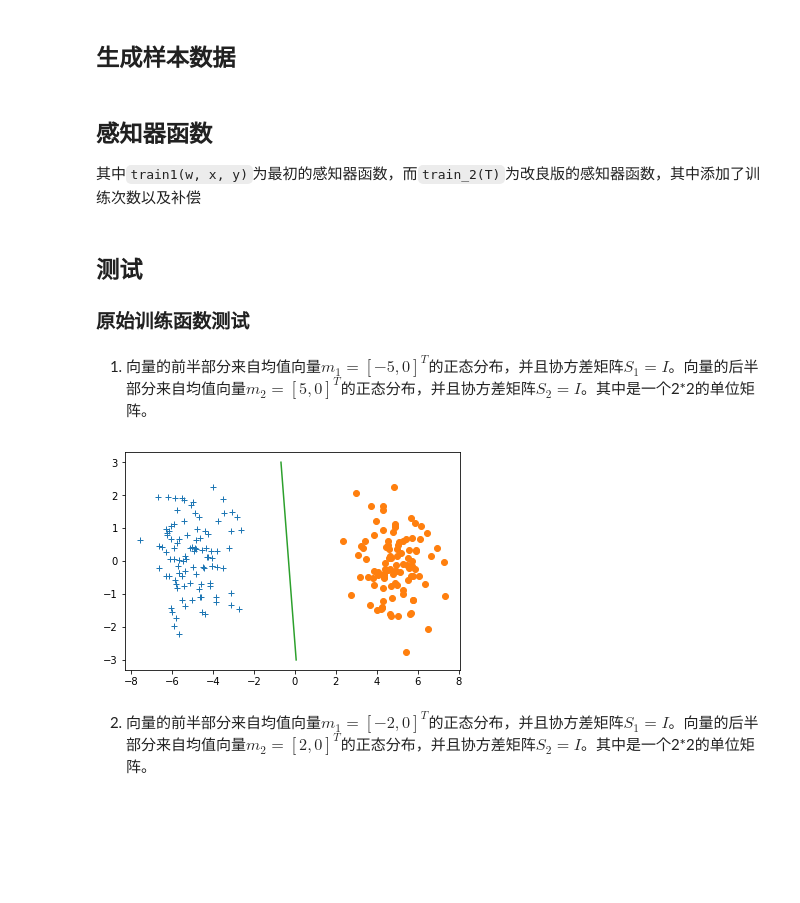
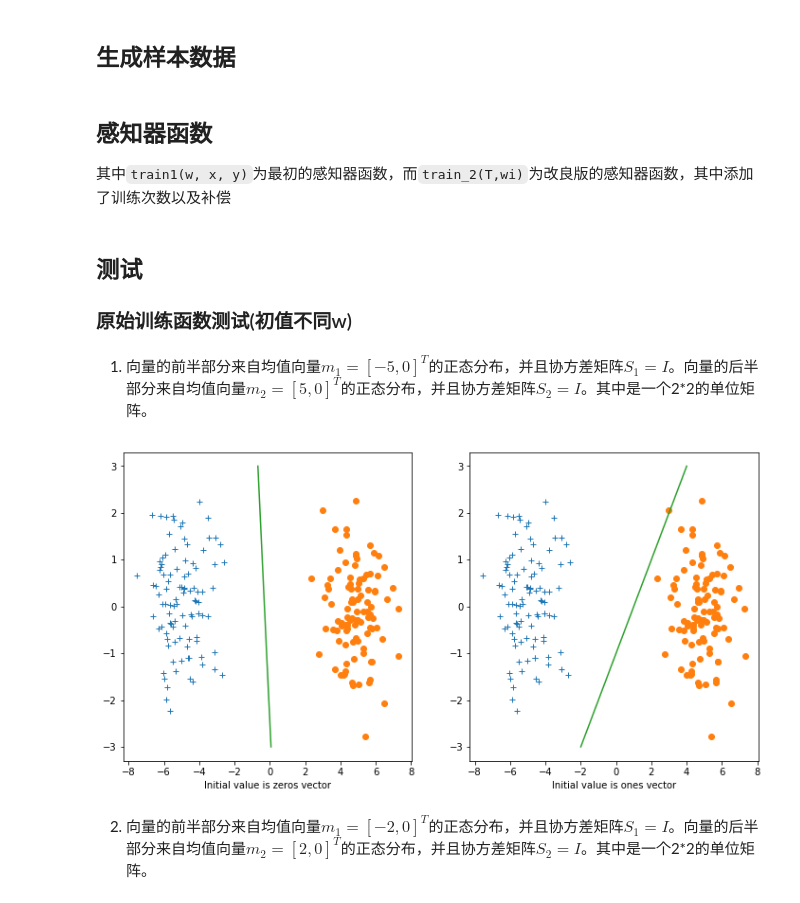
Before and after one commit to TobyYoung0412/PatternRecognition_Homework, a Jupyter notebook: PLA(感知器算法).ipynb, the cells around one changed output. Saved outputs shown, nothing was run; the diff lists cells and outputs as text; code cells hidden in the pictures; blank space fills up the shorter version.

```diff
--- a/PLA(感知器算法).ipynb
+++ b/PLA(感知器算法).ipynb
@@ -22,7 +22,7 @@ def genData(M, N = 100):
     return (s1,s2)
 # %% [markdown]
 ## 感知器函数
-其中`train1(w, x, y)`为最初的感知器函数，而`train_2(T)`为改良版的感知器函数，其中添加了训练次数以及补偿
+其中`train1(w, x, y)`为最初的感知器函数，而`train_2(T,wi)`为改良版的感知器函数，其中添加了训练次数以及补偿
 # %%
 def train_1(w, x, y):
     for i in range(0,x.shape[0]):
@@ -66,28 +69,44 @@ def train_2(T):
     return w
 # %% [markdown]
 ## 测试
-### 原始训练函数测试
+### 原始训练函数测试(初值不同w)
 # %% [markdown]
 1. 向量的前半部分来自均值向量$m_1=[-5,0]^T$的正态分布，并且协方差矩阵$S_1=I$。向量的后半部分来自均值向量$m_2=[5,0]^T$的正态分布，并且协方差矩阵$S_2=I$。其中是一个2*2的单位矩阵。
 # %%
 N = 100
 mean = 5
 (s1, s2) = genData(mean, N)
 w = np.zeros(s1.shape[1] + 1)
 
 train_1(w, s1, -1)
 train_1(w, s2, +1)
 
 y = np.linspace(-3,3)
 x = (w[0] + w[2] * y)/w[1]
 
-
+plt.figure(figsize=(12,6))
+plt.subplot(1,2,1)
 plt.plot(s1[:,0],s1[:,1],'+')
 plt.plot(s2[:,0],s2[:,1],'o')
 plt.plot(x,y)
+plt.xlabel('Initial value is zeros vector')
+
+w = np.ones(s1.shape[1] + 1)
+
+train_1(w, s1, -1)
+train_1(w, s2, +1)
+
+y = np.linspace(-3,3)
+x = (w[0] + w[2] * y)/w[1]
+
+plt.subplot(1,2,2)
+plt.plot(s1[:,0],s1[:,1],'+')
+plt.plot(s2[:,0],s2[:,1],'o')
+plt.plot(x,y)
+plt.xlabel('Initial value is ones vector')
 plt.show()
 # %% [output]
-[figure, old version]
+[figure, new version]
 # %% [markdown]
 2. 向量的前半部分来自均值向量$m_1=[-2,0]^T$的正态分布，并且协方差矩阵$S_1=I$。向量的后半部分来自均值向量$m_2=[2,0]^T$的正态分布，并且协方差矩阵$S_2=I$。其中是一个2*2的单位矩阵。
 # %%
```
Also changed, not shown: parts of 8 cells of this notebook, 2 other files.
